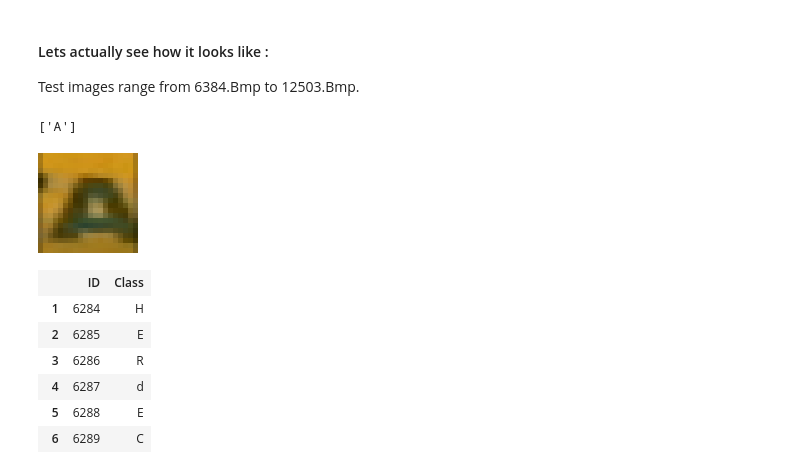
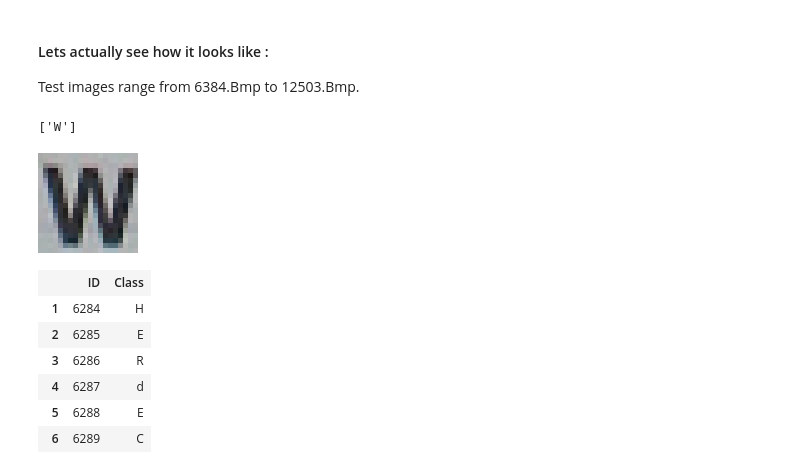
Before and after one commit to abhijithch/MLDemos.jl, a Jupyter notebook: demos/kNN.ipynb, the cells around one changed output. Saved outputs shown, nothing was run; the diff lists cells and outputs as text; code cells hidden in the pictures.

```diff
--- a/demos/kNN.ipynb
+++ b/demos/kNN.ipynb
@@ -164,13 +153,13 @@ labelsInfoTest[:Class] = map(Char, yPredictions);
 
 Test images range from 6384.Bmp to 12503.Bmp.
 # %%
-m=7221
+m=12003
 
 show(labelsInfoTest[labelsInfoTest[:ID].==m,:Class])
 showimtest(m)
 # %% [output]
-['A']
+['W']
-[figure, old version]
+[figure, new version]
 # %%
 labelsInfoTest
 # %% [output]
```
Also changed, not shown: parts of 18 cells of this notebook, 4 other files.
